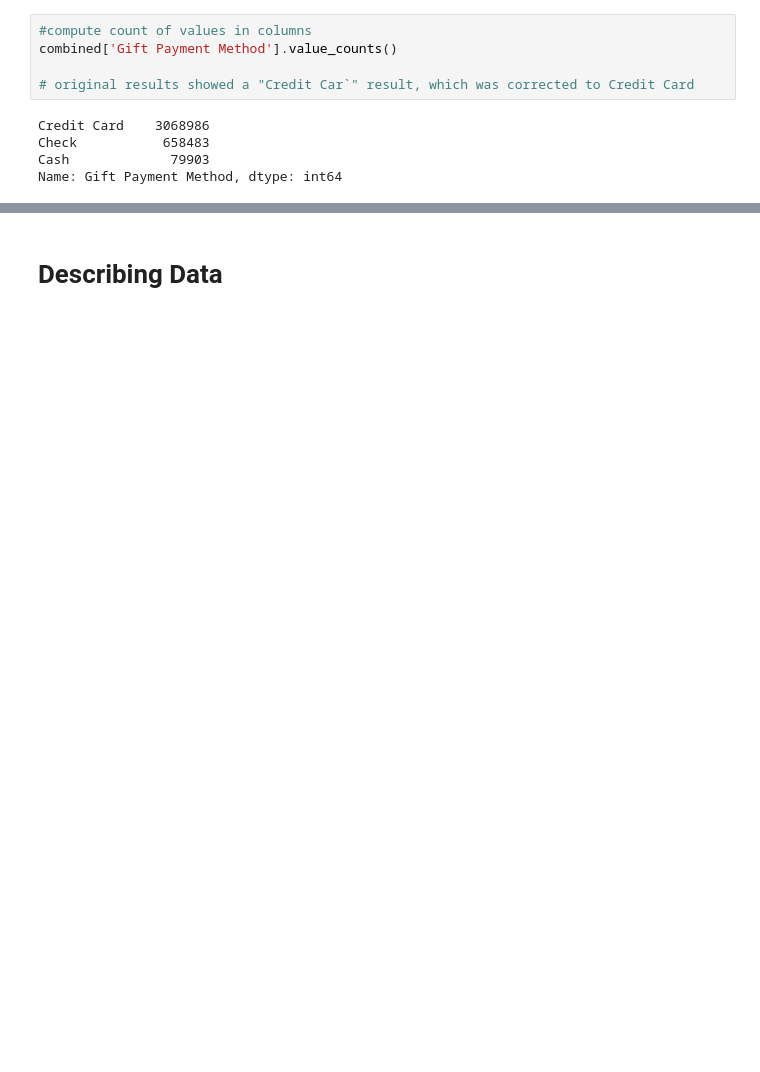
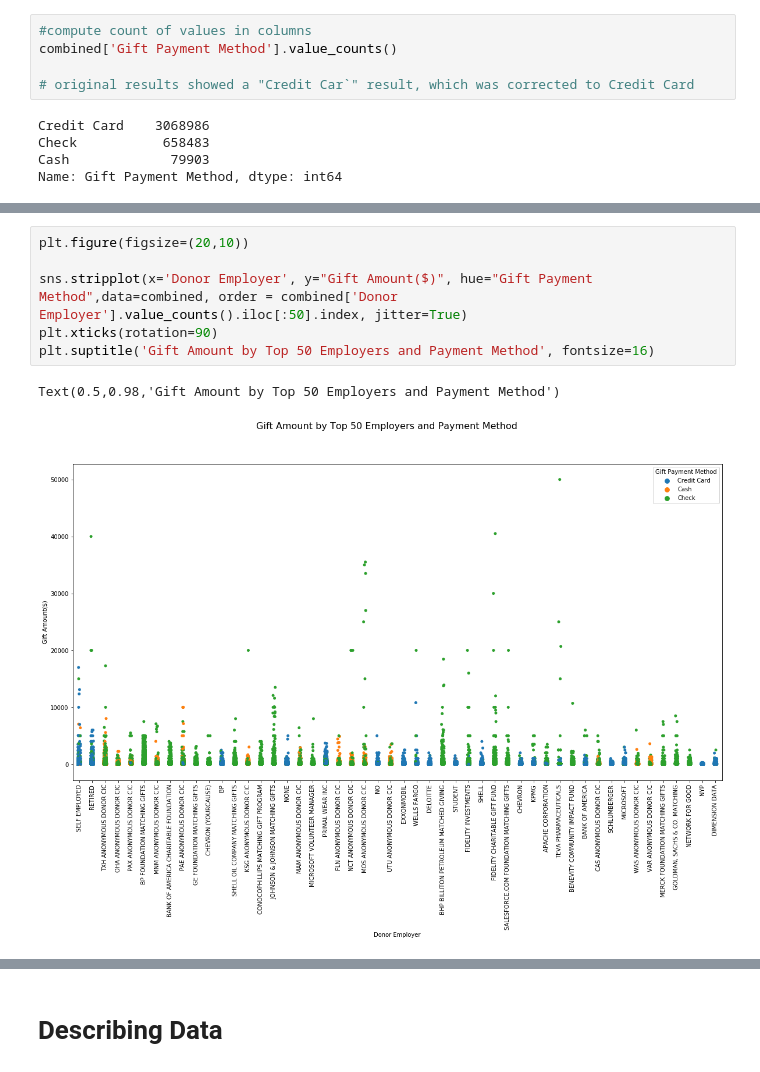
Before and after one commit to mills-jeffreyb/GENBA894, a Jupyter notebook: Mills_Jeff_CapstoneProject-Donations.ipynb, the cells around one changed output, grey strips where cells are left out. Cells and saved outputs as stored; diff of their text form; blank space fills up the shorter version.

```diff
--- a/Mills_Jeff_CapstoneProject-Donations.ipynb
+++ b/Mills_Jeff_CapstoneProject-Donations.ipynb
@@ -304,0 +321,9 @@ Name: Gift Payment Method, dtype: int64
+# %%
+plt.figure(figsize=(20,10))
+
+sns.stripplot(x='Donor Employer', y="Gift Amount($)", hue="Gift Payment Method",data=combined, order = combined['Donor Employer'].value_counts().iloc[:50].index, jitter=True)
+plt.xticks(rotation=90)
+plt.suptitle('Gift Amount by Top 50 Employers and Payment Method', fontsize=16)
+# %% [output]
+Text(0.5,0.98,'Gift Amount by Top 50 Employers and Payment Method')
+[figure, added]
```
Also changed, not shown: parts of 24 cells of this notebook.
